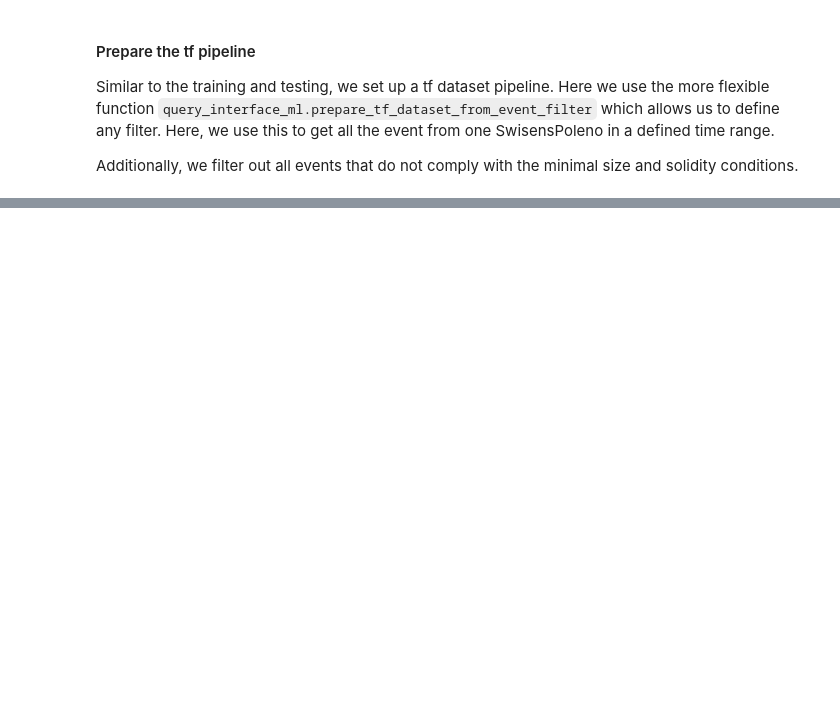
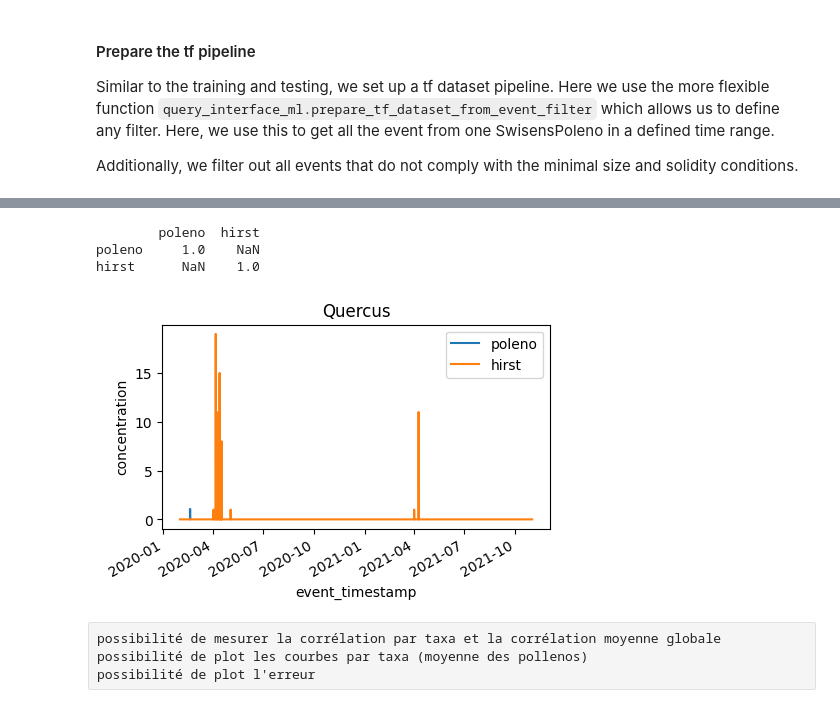
Before and after one commit to MeteoSwiss/swisspollen-training, a Jupyter notebook: training.ipynb, the cells around one changed output, grey strips where cells are left out. Drawn from its saved outputs; the diff is of its cells as text; code cells hidden in the pictures; blank space fills up the shorter version.

```diff
--- a/training.ipynb
+++ b/training.ipynb
@@ -1083,0 +1071,9 @@ ex.line(
+# %%
+df_hirst = pd.read_csv(hirst_file_path)
+timestamp_cols = ['Year', 'Month', 'Day', 'Hour', 'Minute']
+df_hirst['event_timestamp'] = pd.to_datetime(df_hirst[timestamp_cols])
+df_hirst = df_hirst.drop(timestamp_cols, axis=1)
+df_hirst = df_hirst.replace(32767, np.nan)
+df_hirst.index = df_hirst.event_timestamp
+df_hirst = df_hirst[[c for c in df_hirst.columns if c in list(model_info['classes'])]]
+df_hirst.head(3)
@@ -1083,0 +1089,3 @@ ex.line(
+# %%
+label_to_plot = 'Quercus'
+threshold = .0
@@ -1083,0 +1099,8 @@ ex.line(
+# %%
+# poleno
+df_poleno_to_plot = df_poleno[(df_poleno.pred_class == label_to_plot) & (df_poleno.pred_certainty > threshold)].rename(columns={'event_id': 'poleno'})
+df_poleno_to_plot = df_poleno_to_plot.resample(agg_freq).count() # frequency conversion and resampling of time series
+if df_poleno_to_plot.shape[0] <= 0: # if no event has been found, create "empty" time series
+    ix_ = pd.period_range(df_poleno.index.min(), df_poleno.index.max(), freq='1D')
+    df_poleno_to_plot = pd.DataFrame({'poleno': np.zeros(len(ix_))}, index=ix_)
+df_poleno_to_plot.head(3)
@@ -1083,0 +1113,4 @@ ex.line(
+# %%
+# hirst
+df_hirst_to_plot = pd.DataFrame({'hirst': df_hirst[label_to_plot].resample(agg_freq).sum()})
+df_hirst_to_plot.head(3)
@@ -1083,0 +1123,11 @@ ex.line(
+# %%
+df_final_plot = df_poleno_to_plot.merge(df_hirst_to_plot, on='event_timestamp', how='outer')[['poleno', 'hirst']]
+print(df_final_plot.corr())
+fig = df_final_plot.plot(figsize=(5, 3), title=label_to_plot, ylabel='concentration')
+fig.plot()
+plt.show()
+# %% [output]
+        poleno  hirst
+poleno     1.0    NaN
+hirst      NaN    1.0
+[figure, added]
@@ -1083,0 +1136,4 @@ ex.line(
+# %% [raw]
+possibilité de mesurer la corrélation par taxa et la corrélation moyenne globale
+possibilité de plot les courbes par taxa (moyenne des pollenos)
+possibilité de plot l'erreur
```
Also changed, not shown: parts of 63 cells of this notebook, 3 other files.
